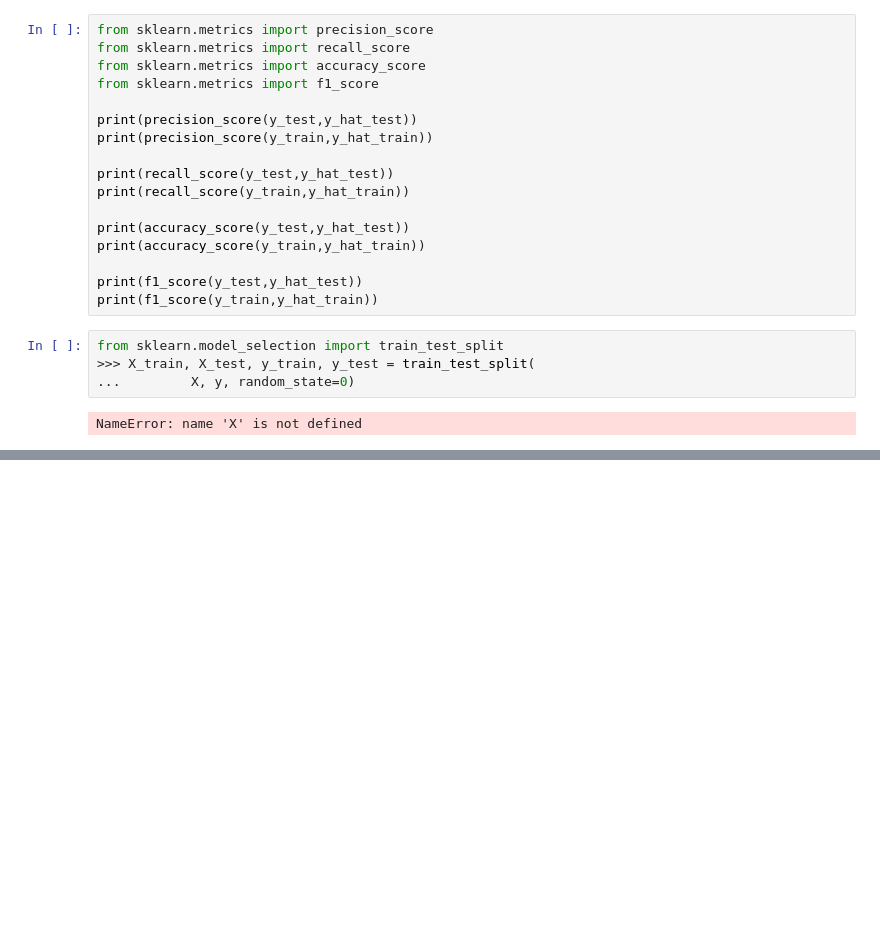
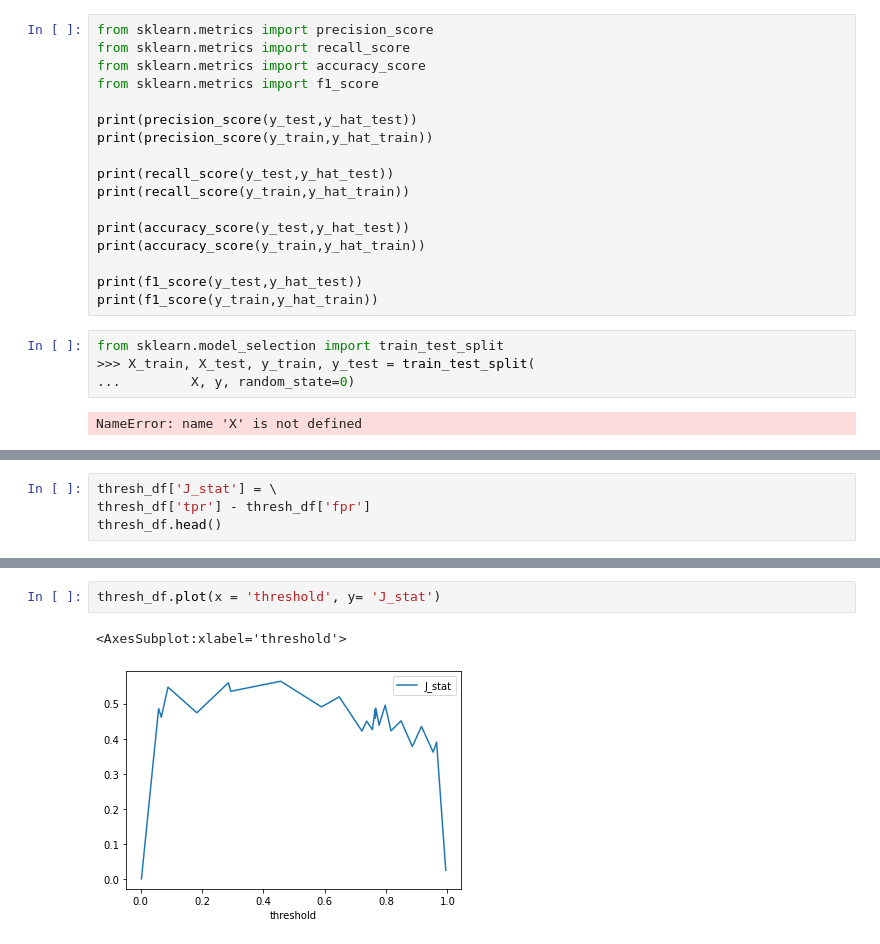
Before and after one commit to MusaAbbasi/DSNYC080822, a Jupyter notebook: Phase_3_Notes.ipynb, the cells around one changed output, grey strips where cells are left out. Drawn from its saved outputs; the diff is of its cells as text; blank space fills up the shorter version.

```diff
--- a/Phase_3_Notes.ipynb
+++ b/Phase_3_Notes.ipynb
@@ -284,0 +440,4 @@ NameError: name 'X' is not defined
+# %%
+thresh_df['J_stat'] = \
+thresh_df['tpr'] - thresh_df['fpr']
+thresh_df.head()
@@ -284,0 +451,5 @@ NameError: name 'X' is not defined
+# %%
+thresh_df.plot(x = 'threshold', y= 'J_stat')
+# %% [output]
+<AxesSubplot:xlabel='threshold'>
+[figure, added]
```
Also changed, not shown: parts of 42 cells of this notebook, 1 other file.
